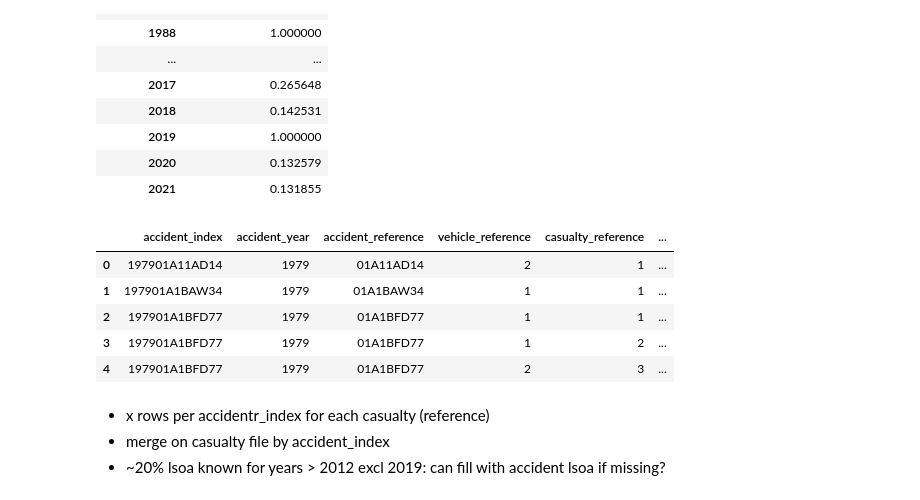
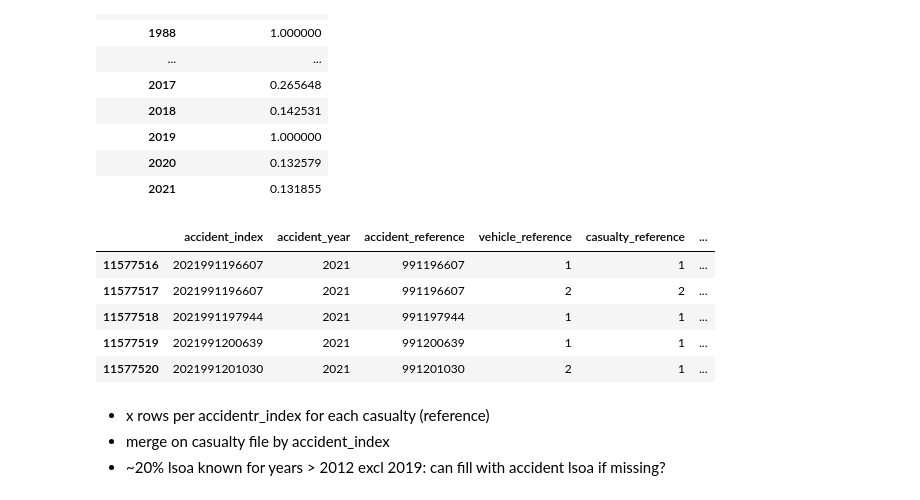
Before and after one commit to alexfarquharson/DSMP, a Jupyter notebook: x01_data_import/import_notebook.ipynb, the cells around one changed output. Saved outputs shown, nothing was run; the diff lists cells and outputs as text; code cells hidden in the pictures.

```diff
--- a/x01_data_import/import_notebook.ipynb
+++ b/x01_data_import/import_notebook.ipynb
@@ -121,14 +137,14 @@ df_cas[['accident_year','lsoa_of_casualty_missing']].groupby('accident_year').me
 | 2020 | 0.132579 |
 | 2021 | 0.131855 |
 # %%
-df_cas.head()
+df_cas.tail()
 # %% [output]
 |  | accident_index | accident_year | accident_reference | vehicle_reference | casualty_reference | ... |
-| 0 | 197901A11AD14 | 1979 | 01A11AD14 | 2 | 1 | ... |
-| 1 | 197901A1BAW34 | 1979 | 01A1BAW34 | 1 | 1 | ... |
-| 2 | 197901A1BFD77 | 1979 | 01A1BFD77 | 1 | 1 | ... |
-| 3 | 197901A1BFD77 | 1979 | 01A1BFD77 | 1 | 2 | ... |
-| 4 | 197901A1BFD77 | 1979 | 01A1BFD77 | 2 | 3 | ... |
+| 11577516 | 2021991196607 | 2021 | 991196607 | 1 | 1 | ... |
+| 11577517 | 2021991196607 | 2021 | 991196607 | 2 | 2 | ... |
+| 11577518 | 2021991197944 | 2021 | 991197944 | 1 | 1 | ... |
+| 11577519 | 2021991200639 | 2021 | 991200639 | 1 | 1 | ... |
+| 11577520 | 2021991201030 | 2021 | 991201030 | 2 | 1 | ... |
 # %% [markdown]
 * x rows per accidentr_index for each casualty (reference)
 * merge on casualty file by accident_index
```
Also changed, not shown: parts of 5 cells of this notebook, 2 other files.
